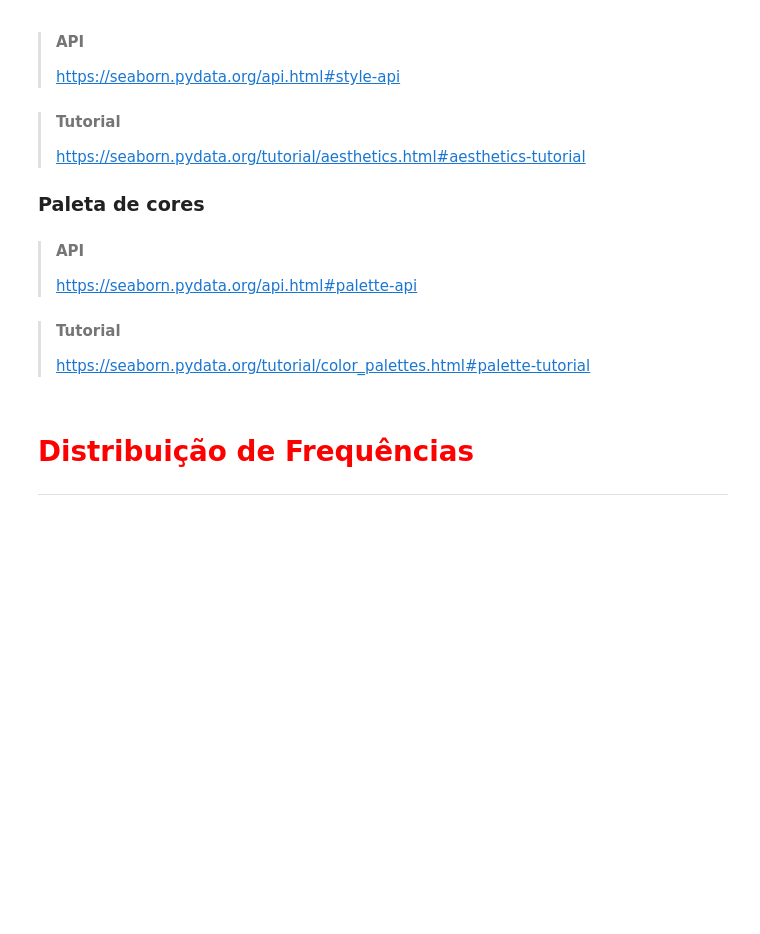
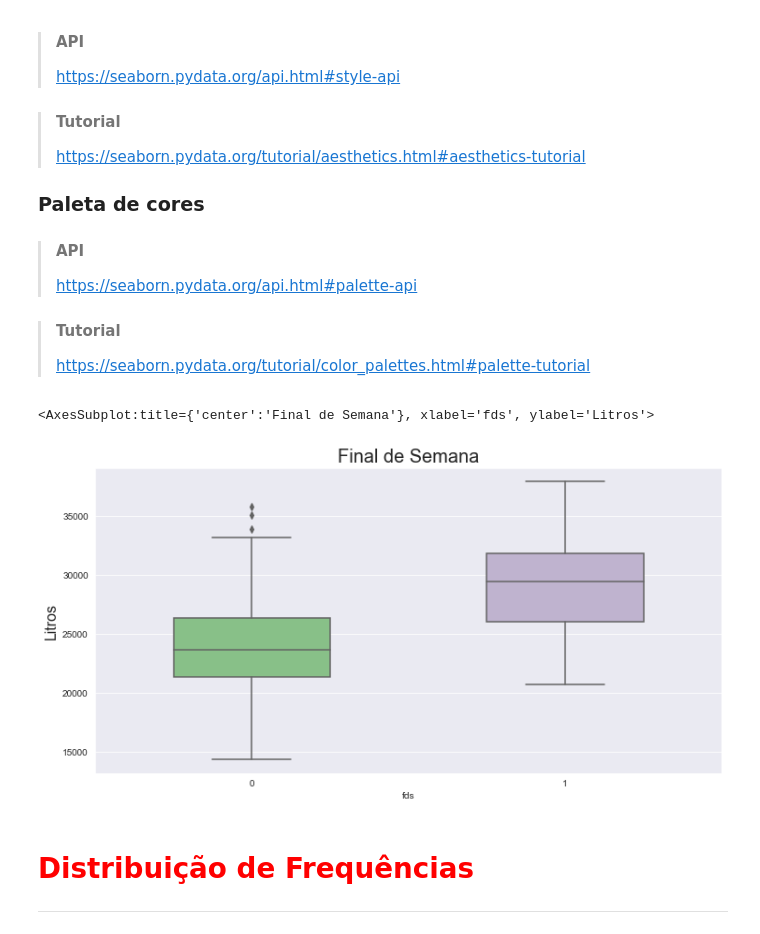
Before and after one commit to cglima/regressao-linear-testando-relacoes-prevendo-resultados, a Jupyter notebook: notebook/Regressão Linear.ipynb, the cells around one changed output. Drawn from its saved outputs; the diff is of its cells as text; code cells hidden in the pictures; blank space fills up the shorter version.

```diff
--- a/notebook/Regressão Linear.ipynb
+++ b/notebook/Regressão Linear.ipynb
@@ -125,6 +177,21 @@ https://seaborn.pydata.org/generated/seaborn.boxplot.html?highlight=boxplot#seab
 
 > #### Tutorial
 > https://seaborn.pydata.org/tutorial/color_palettes.html#palette-tutorial
+# %%
+# palette -> Accent, Accent_r, Blues, Blues_r, BrBG, BrBG_r, BuGn, BuGn_r, BuPu, BuPu_r, CMRmap, CMRmap_r, Dark2, Dark2_r
+sns.set_palette("Accent")
+
+#style -> darkgrid, whitegrid, dark, white, ticks
+sns.set_style("darkgrid")
+# %%
+ax= sns.boxplot(y='consumo', x='fds', data=dados, orient='v', width=0.5)
+ax.figure.set_size_inches(12,6)
+ax.set_title('Final de Semana', fontsize=20)
+ax.set_ylabel('Litros', fontsize=16)
+ax
+# %% [output]
+<AxesSubplot:title={'center':'Final de Semana'}, xlabel='fds', ylabel='Litros'>
+[figure, added]
 # %% [markdown]
 # <font color='red' style='font-size: 30px;'>Distribuição de Frequências</font>
 <hr style='border: 2px solid red;'>
```
Also changed, not shown: parts of 8 cells of this notebook.
